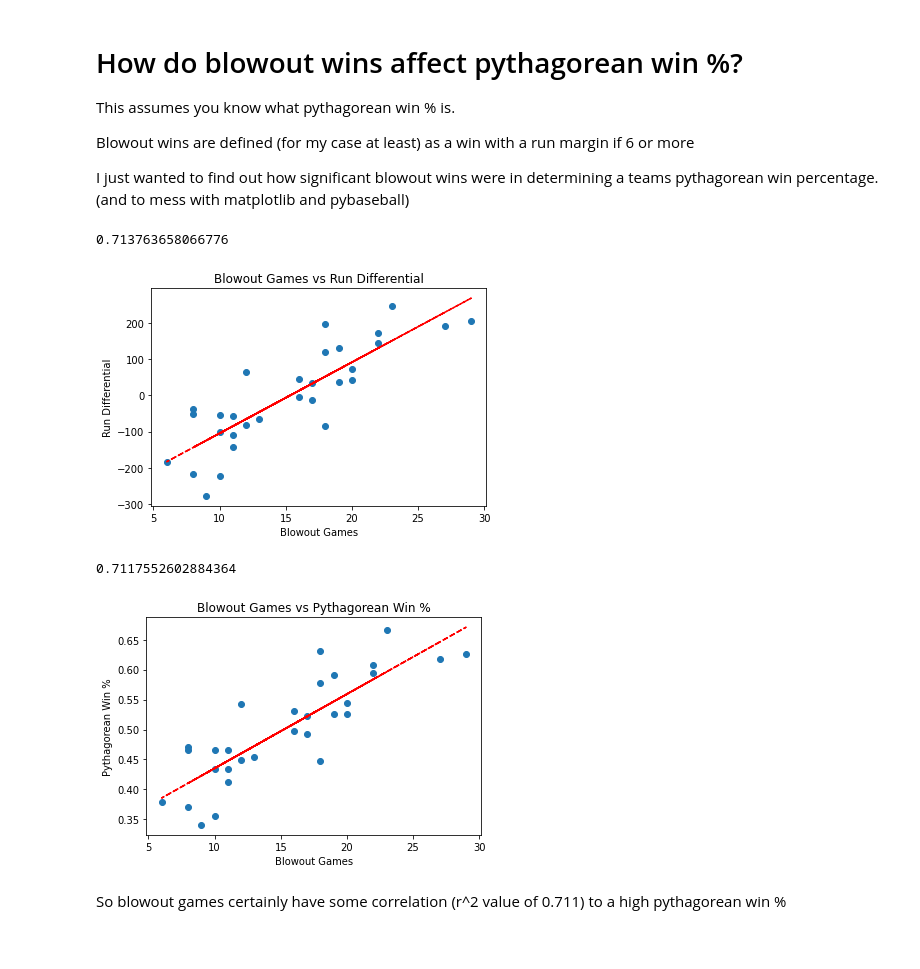
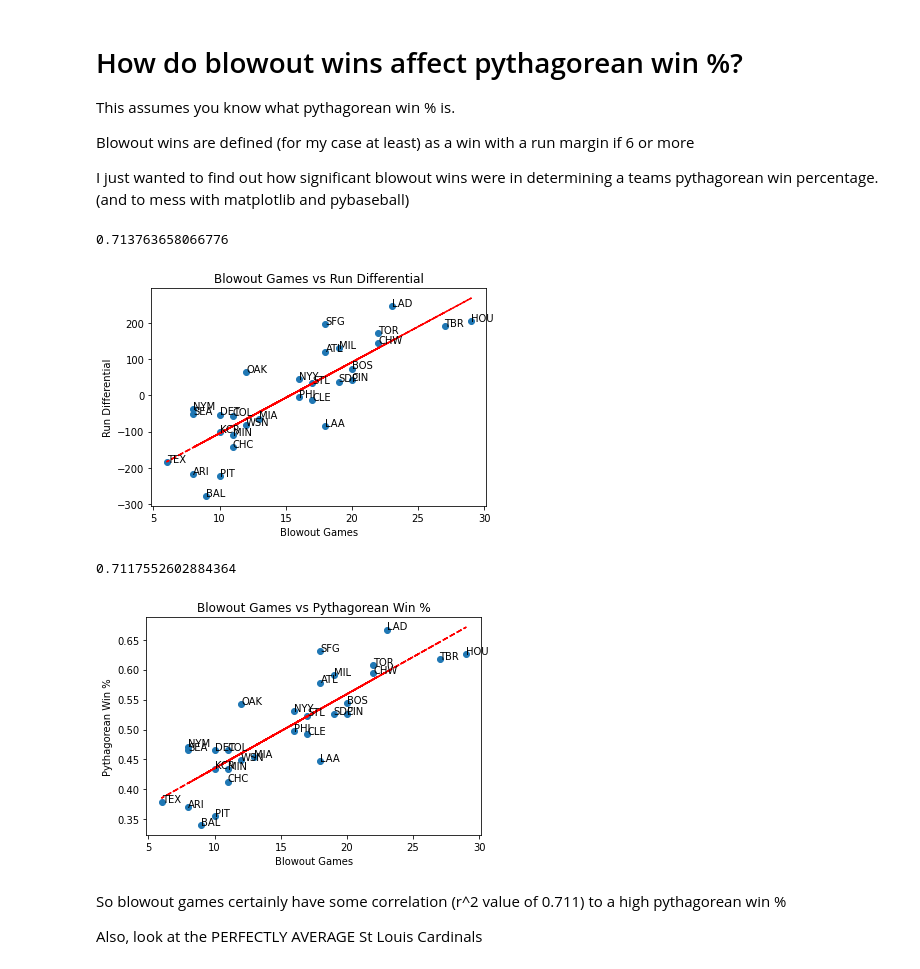
Before and after one commit to gdifiore/MLBResearch, a Jupyter notebook: Blowout_Wins_vs_Pythag_Wins/blowout_wins_vs_pythag_wins.ipynb, the cells around one changed output. Saved outputs shown, nothing was run; the diff lists cells and outputs as text; code cells hidden in the pictures.

```diff
--- a/Blowout_Wins_vs_Pythag_Wins/blowout_wins_vs_pythag_wins.ipynb
+++ b/Blowout_Wins_vs_Pythag_Wins/blowout_wins_vs_pythag_wins.ipynb
@@ -56,34 +56,38 @@ for i in range(len(teams)):
         run_diff = R - RA
         if run_diff > 5:
             blowout_total = blowout_total + 1
 
     totalruns = df['R'].sum()
     totalrunsallowed = df['RA'].sum()
     run_diff_season = totalruns - totalrunsallowed
 
     runs_scored_teams.append(totalruns)
     runs_allowed_teams.append(totalrunsallowed)
     run_diff_teams.append(run_diff_season)
     blowout_total_teams.append(blowout_total)
 
 
 plt.scatter(blowout_total_teams, run_diff_teams)
 
 z = np.polyfit(blowout_total_teams, run_diff_teams, 1)
 p = np.poly1d(z)
 plt.plot(blowout_total_teams, p(blowout_total_teams),"r--")
 
+
+for i, txt in enumerate(teams):
+    plt.annotate(txt, (blowout_total_teams[i], run_diff_teams[i]))
+
 plt.xlabel('Blowout Games')
 plt.ylabel('Run Differential')
 plt.title('Blowout Games vs Run Differential');
 
 correlation_matrix = np.corrcoef(blowout_total_teams, run_diff_teams)
 correlation_xy = correlation_matrix[0,1]
 r_squared = correlation_xy**2
 print(r_squared)
 # %% [output]
 0.713763658066776
-[figure, old version]
+[figure, new version]
 # %%
 pythag_win_pct = []
 
@@ -98,6 +102,9 @@ x = np.polyfit(blowout_total_teams, pythag_win_pct, 1)
 y = np.poly1d(x)
 plt.plot(blowout_total_teams, y(blowout_total_teams),"r--")
 
+for i, txt in enumerate(teams):
+    plt.annotate(txt, (blowout_total_teams[i], pythag_win_pct[i]))
+
 plt.xlabel('Blowout Games')
 plt.ylabel('Pythagorean Win %')
 plt.title('Blowout Games vs Pythagorean Win %');
@@ -107,6 +114,8 @@ r_squared = correlation_xy**2
 print(r_squared)
 # %% [output]
 0.7117552602884364
-[figure, old version]
+[figure, new version]
 # %% [markdown]
 So blowout games certainly have some correlation (r^2 value of 0.711) to a high pythagorean win %
+
+Also, look at the PERFECTLY AVERAGE St Louis Cardinals
```
Also changed, not shown: 4 other files.
